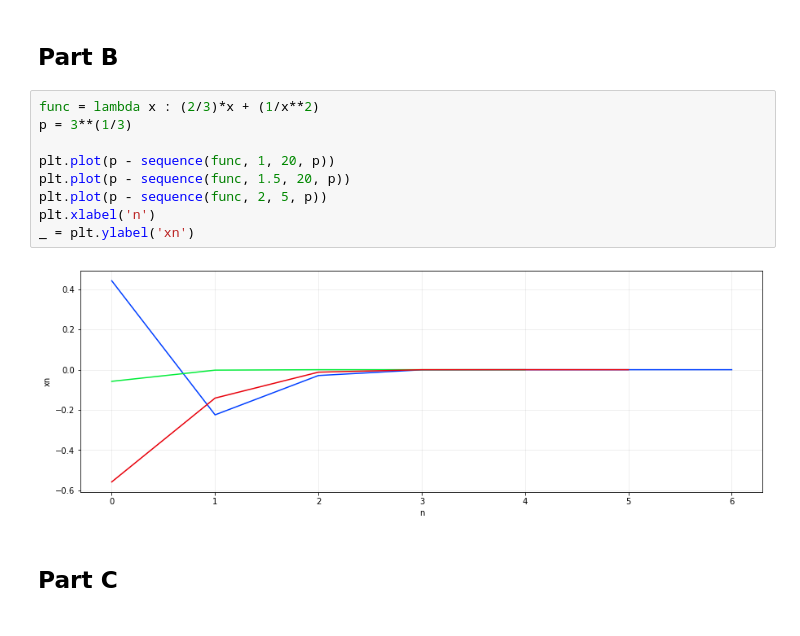
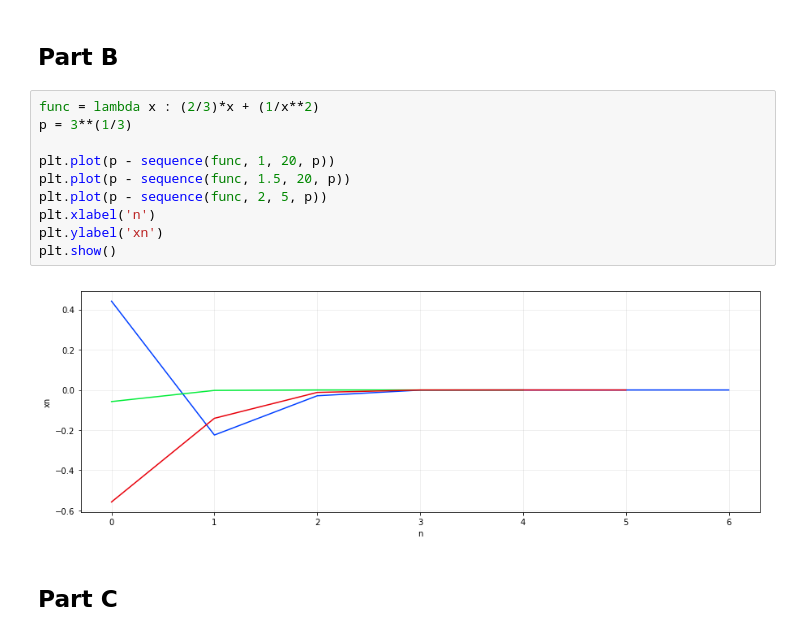
Before and after one commit to skhadem/numerical-analysis-class, a Jupyter notebook: Homework/Solutions/HW3/hw3.ipynb, the cells around one changed output. Cells and saved outputs as stored; diff of their text form.

```diff
--- a/Homework/Solutions/HW3/hw3.ipynb
+++ b/Homework/Solutions/HW3/hw3.ipynb
@@ -36,14 +37,15 @@ _ = plt.ylabel('xn')
 # %%
 func = lambda x : (2/3)*x + (1/x**2)
 p = 3**(1/3)
 
 plt.plot(p - sequence(func, 1, 20, p))
 plt.plot(p - sequence(func, 1.5, 20, p))
 plt.plot(p - sequence(func, 2, 5, p))
 plt.xlabel('n')
-_ = plt.ylabel('xn')
+plt.ylabel('xn')
+plt.show()
 # %% [output]
-[figure, old version]
+[figure, new version]
 # %% [markdown]
 ## Part C
 # %%
```
Also changed, not shown: parts of 15 cells of this notebook, 1 other file.
